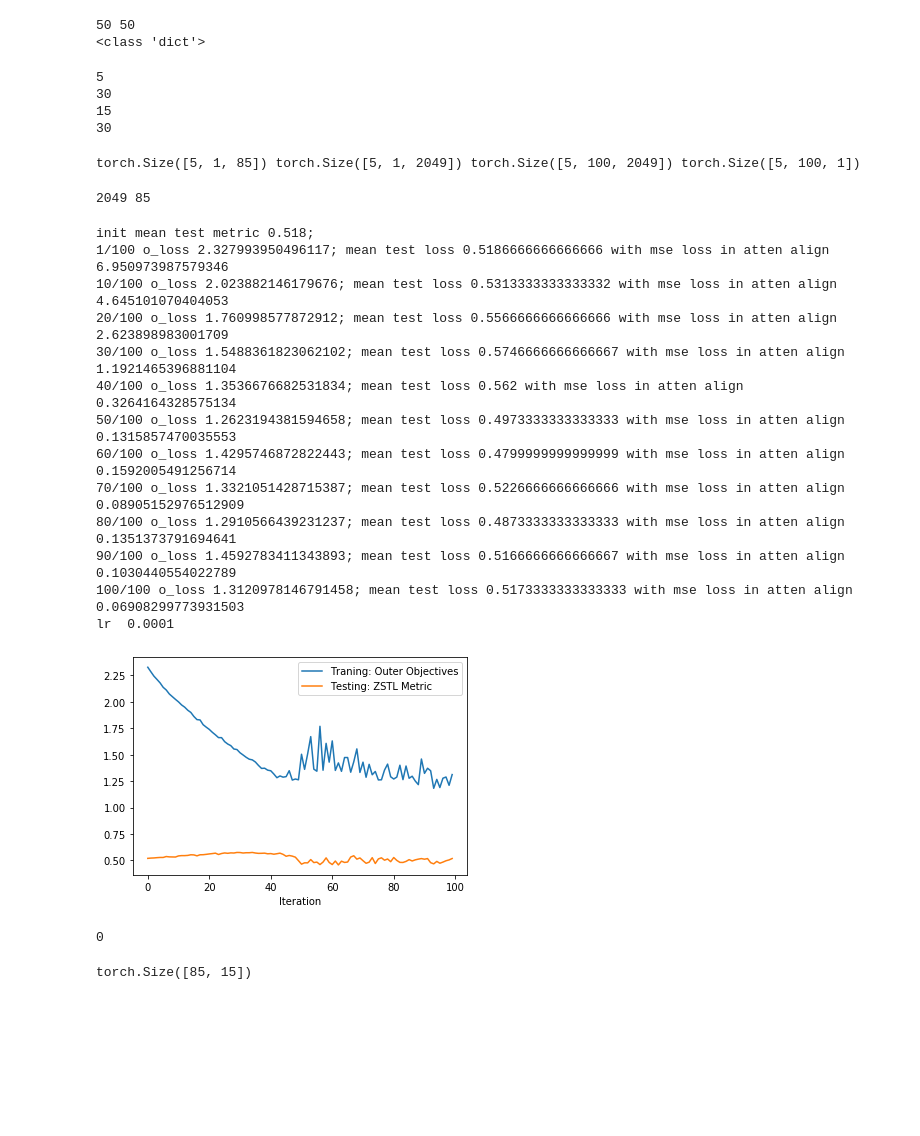
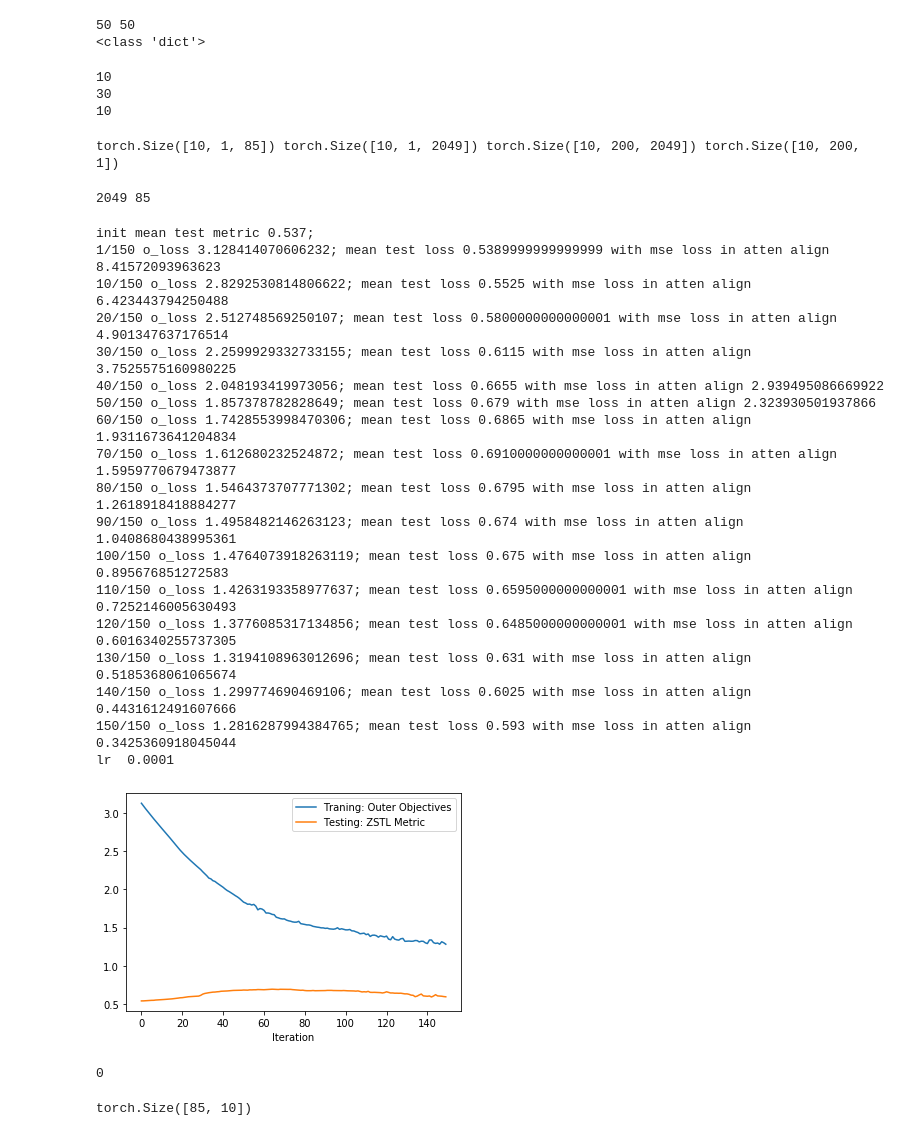
Before and after one commit to Kaho-Lee/ZSTL_Master_Thesis, a Jupyter notebook: ZSTL_AwA2_exp.ipynb, the cells around one changed output. Drawn from its saved outputs; the diff is of its cells as text; code cells hidden in the pictures; blank space fills up the shorter version.

```diff
--- a/ZSTL_AwA2_exp.ipynb
+++ b/ZSTL_AwA2_exp.ipynb
@@ -24,10 +24,10 @@ net = FuncRecursiveNet([
 ])
 shape_record = {0: [(1, 2049)]}
 # %%
-kb_size = 5
-train_size = 30
+kb_size = 10
+train_size = 35
 # %%
-filename = '../ZSTL_Data/Animals_with_Attributes2/splitedTask/task_train_data_bin.pickle'
+filename = '../ZSTL_Data/Animals_with_Attributes2/splitedTask/task_train_data_standard.pickle'
 with open(filename, 'rb') as f:
     dataset = pickle.load(f)
 print(len(dataset), len(list(dataset.keys())))
@@ -35,6 +35,13 @@ print(type(dataset))
 
 total_len = len(dataset)
 test_size = total_len - kb_size - train_size
+
+
+# filename = '../ZSTL_Data/Animals_with_Attributes2/splitedTask/task_train_data_bin.pickle'
+# with open(filename, 'rb') as f:
+#     dataset = pickle.load(f)
+# print(len(dataset), len(list(dataset.keys())))
+# print(type(dataset))
 # %% [output]
 50 50
 <class 'dict'>
@@ -95,10 +102,9 @@ support_data = utils.Dataset([dataset[d] for d in support_indx])
 train_data = utils.Dataset([dataset[d] for d in train_indx])
 test_data = utils.Dataset([dataset[d] for d in test_indx])
 # %% [output]
-5
+10
 30
-15
-30
+10
 # %%
 support_loader = DataLoader(support_data, batch_size=kb_size, shuffle=False)
 train_loader = DataLoader(train_data, batch_size=train_size, shuffle=True)
@@ -107,7 +113,7 @@ support_a, support_w, support_x, support_y = next(iter(support_loader))
 support_a, support_w, support_x, support_y = support_a.float(), support_w.float(), support_x.float(), support_y.float()
 print(support_a.size(), support_w.size(), support_x.size(), support_y.size())
 # %% [output]
-torch.Size([5, 1, 85]) torch.Size([5, 1, 2049]) torch.Size([5, 100, 2049]) torch.Size([5, 100, 1])
+torch.Size([10, 1, 85]) torch.Size([10, 1, 2049]) torch.Size([10, 200, 2049]) torch.Size([10, 200, 1])
 # %%
 support_a, support_w, support_x, support_y = next(iter(support_loader))
 support_a, support_w, support_x, support_y = support_a.float(), support_w.float(), support_x.float(), support_y.float()
@@ -119,7 +125,7 @@ print(d, dm)
 
 param_dict = {}
 param_dict['rho'] = 0.05
-param_dict['mu'] = 0.05
+param_dict['mu'] = 0.01
 param_dict['loss'] = 'binary class'
 param_dict['outer lr'] = 1e-4
 param_dict['align lr'] = 1e-4
@@ -133,24 +139,29 @@ ZSTL_model = ZSTL(support_w, support_a, support_x, net, param_dict)
 # %% [output]
 2049 85
 # %%
-ZSTL_model.train(train_loader, test_loader, max_iter=100)
+ZSTL_model.train(train_loader, test_loader, max_iter=150)
 # %% [output]
-init mean test metric 0.518;
-1/100 o_loss 2.327993950496117; mean test loss 0.5186666666666666 with mse loss in atten align 6.950973987579346
-10/100 o_loss 2.023882146179676; mean test loss 0.5313333333333332 with mse loss in atten align 4.645101070404053
-20/100 o_loss 1.760998577872912; mean test loss 0.5566666666666666 with mse loss in atten align 2.623898983001709
-30/100 o_loss 1.5488361823062102; mean test loss 0.5746666666666667 with mse loss in atten align 1.1921465396881104
-40/100 o_loss 1.3536676682531834; mean test loss 0.562 with mse loss in atten align 0.3264164328575134
-50/100 o_loss 1.2623194381594658; mean test loss 0.4973333333333333 with mse loss in atten align 0.1315857470035553
-60/100 o_loss 1.4295746872822443; mean test loss 0.4799999999999999 with mse loss in atten align 0.1592005491256714
-70/100 o_loss 1.3321051428715387; mean test loss 0.5226666666666666 with mse loss in atten align 0.08905152976512909
-80/100 o_loss 1.2910566439231237; mean test loss 0.4873333333333333 with mse loss in atten align 0.1351373791694641
-90/100 o_loss 1.4592783411343893; mean test loss 0.5166666666666667 with mse loss in atten align 0.1030440554022789
-100/100 o_loss 1.3120978146791458; mean test loss 0.5173333333333333 with mse loss in atten align 0.06908299773931503
+init mean test metric 0.537;
+1/150 o_loss 3.128414070606232; mean test loss 0.5389999999999999 with mse loss in atten align 8.41572093963623
+10/150 o_loss 2.8292530814806622; mean test loss 0.5525 with mse loss in atten align 6.423443794250488
+20/150 o_loss 2.512748569250107; mean test loss 0.5800000000000001 with mse loss in atten align 4.901347637176514
+30/150 o_loss 2.2599929332733155; mean test loss 0.6115 with mse loss in atten align 3.7525575160980225
+40/150 o_loss 2.048193419973056; mean test loss 0.6655 with mse loss in atten align 2.939495086669922
+50/150 o_loss 1.857378782828649; mean test loss 0.679 with mse loss in atten align 2.323930501937866
+60/150 o_loss 1.7428553998470306; mean test loss 0.6865 with mse loss in atten align 1.9311673641204834
+70/150 o_loss 1.612680232524872; mean test loss 0.6910000000000001 with mse loss in atten align 1.5959770679473877
+80/150 o_loss 1.5464373707771302; mean test loss 0.6795 with mse loss in atten align 1.2618918418884277
+90/150 o_loss 1.4958482146263123; mean test loss 0.674 with mse loss in atten align 1.0408680438995361
+100/150 o_loss 1.4764073918263119; mean test loss 0.675 with mse loss in atten align 0.895676851272583
+110/150 o_loss 1.4263193358977637; mean test loss 0.6595000000000001 with mse loss in atten align 0.7252146005630493
+120/150 o_loss 1.3776085317134856; mean test loss 0.6485000000000001 with mse loss in atten align 0.6016340255737305
+130/150 o_loss 1.3194108963012696; mean test loss 0.631 with mse loss in atten align 0.5185368061065674
+140/150 o_loss 1.299774690469106; mean test loss 0.6025 with mse loss in atten align 0.4431612491607666
+150/150 o_loss 1.2816287994384765; mean test loss 0.593 with mse loss in atten align 0.3425360918045044
 lr  0.0001
-[figure, old version]
+[figure, new version]
 0
 # %%
 print(ZSTL_model.a_kb_opt.shape)
 # %% [output]
-torch.Size([85, 15])
+torch.Size([85, 10])
```
Also changed, not shown: 2 other files.
